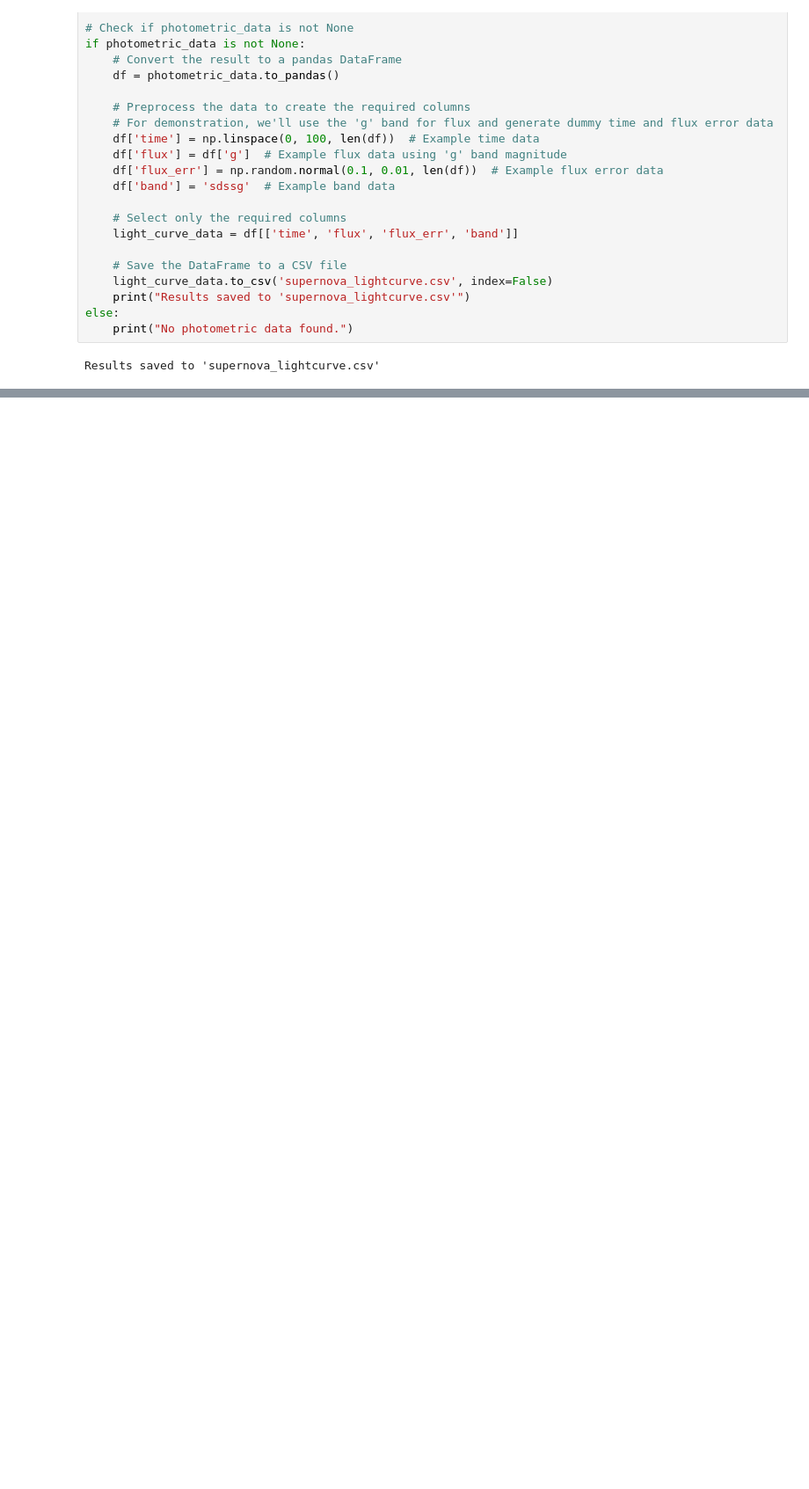
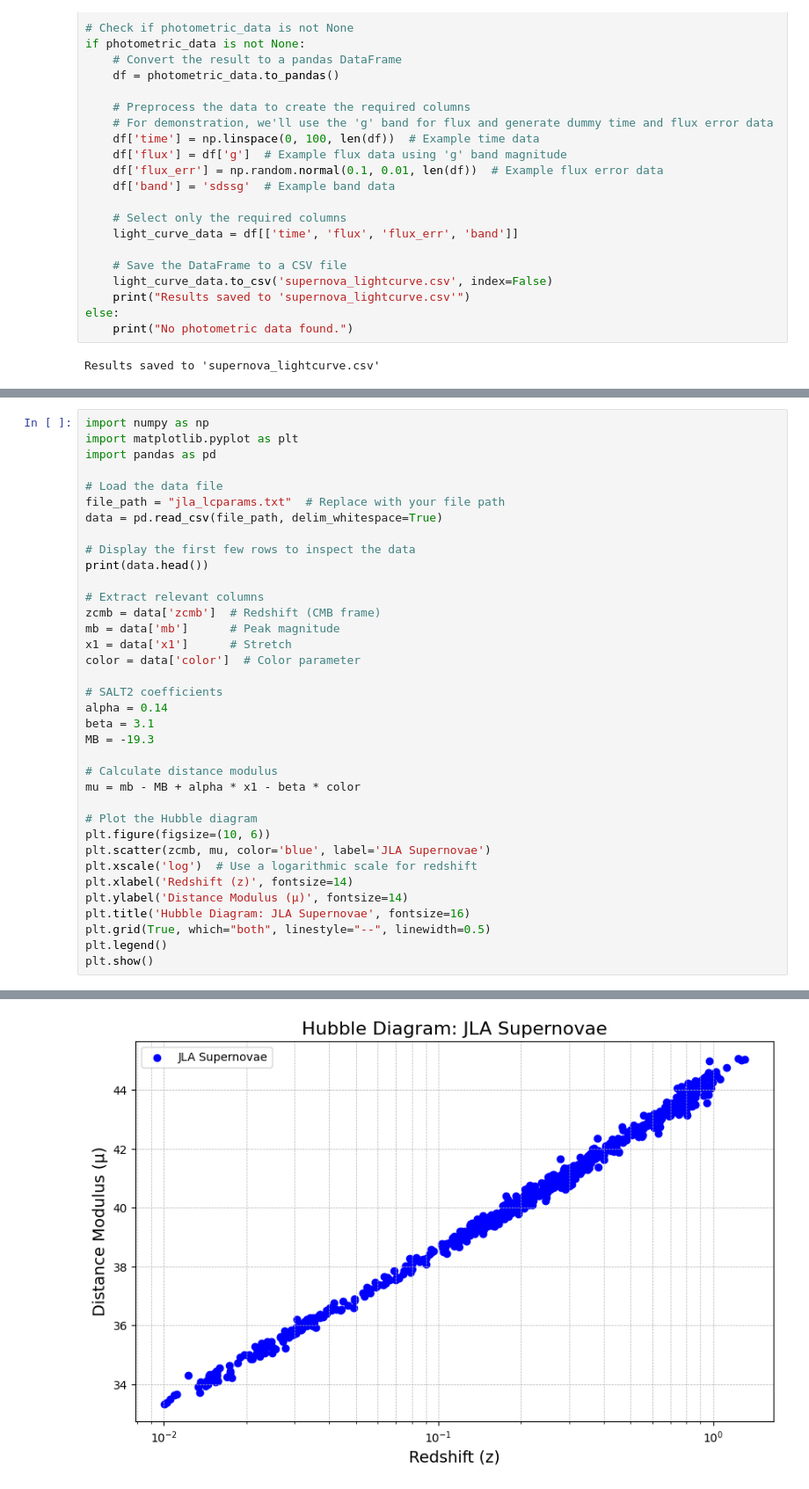
Before and after one commit to chernya4/astr_prac, a Jupyter notebook: SDSS_practice.ipynb, the cells around one changed output, grey strips where cells are left out. Shown: that part at 88% size. Saved outputs shown, nothing was run; the diff lists cells and outputs as text; blank space fills up the shorter version.

```diff
--- a/SDSS_practice.ipynb
+++ b/SDSS_practice.ipynb
@@ -267,0 +285,37 @@ ValueError: no alias found for 'zp' (possible case-independent aliases: 'zeropoi
+# %%
+import numpy as np
+import matplotlib.pyplot as plt
+import pandas as pd
+
+# Load the data file
+file_path = "jla_lcparams.txt"  # Replace with your file path
+data = pd.read_csv(file_path, delim_whitespace=True)
+
+# Display the first few rows to inspect the data
+print(data.head())
+
+# Extract relevant columns
+zcmb = data['zcmb']  # Redshift (CMB frame)
+mb = data['mb']      # Peak magnitude
+x1 = data['x1']      # Stretch
+color = data['color']  # Color parameter
+
+# SALT2 coefficients
+alpha = 0.14
+beta = 3.1
+MB = -19.3
+
+# Calculate distance modulus
+mu = mb - MB + alpha * x1 - beta * color
+
+# Plot the Hubble diagram
+plt.figure(figsize=(10, 6))
+plt.scatter(zcmb, mu, color='blue', label='JLA Supernovae')
+plt.xscale('log')  # Use a logarithmic scale for redshift
+plt.xlabel('Redshift (z)', fontsize=14)
+plt.ylabel('Distance Modulus (μ)', fontsize=14)
+plt.title('Hubble Diagram: JLA Supernovae', fontsize=16)
+plt.grid(True, which="both", linestyle="--", linewidth=0.5)
+plt.legend()
+plt.show()
+# %% [output]
@@ -267,0 +335 @@ ValueError: no alias found for 'zp' (possible case-independent aliases: 'zeropoi
+[figure, added]
```
Also changed, not shown: parts of 5 cells of this notebook, 1 other file.
